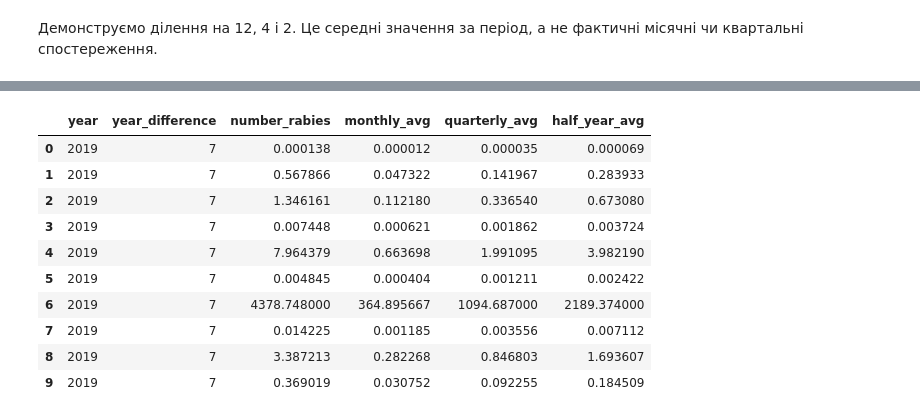
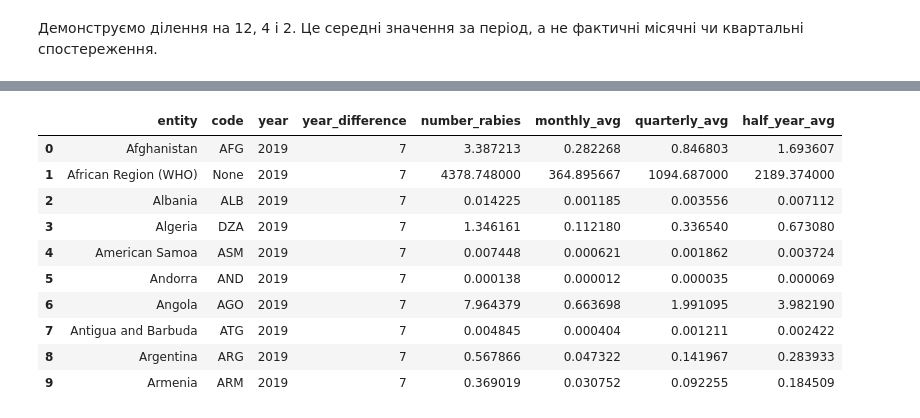
Before and after one commit to irenezvirkovska-hue/goit-rdb_fp, a Jupyter notebook: infectious_disease_sql_analysis.ipynb, the cells around one changed output, grey strips where cells are left out. Saved outputs shown, nothing was run; the diff lists cells and outputs as text; code cells hidden in the pictures.

```diff
--- a/infectious_disease_sql_analysis.ipynb
+++ b/infectious_disease_sql_analysis.ipynb
@@ -431,23 +430,19 @@ display(result)
 # %%
 create_average_function_sql = """
 CREATE OR REPLACE FUNCTION pandemic.average_cases(
-    cases_value DOUBLE PRECISION,
-    divisor DOUBLE PRECISION
+    cases_value DOUBLE PRECISION, divisor DOUBLE PRECISION
 )
 RETURNS DOUBLE PRECISION
 LANGUAGE SQL
 IMMUTABLE
-AS $$
-    SELECT CASE
-        WHEN cases_value IS NULL OR divisor IS NULL OR divisor = 0
-            THEN NULL
-        ELSE cases_value / divisor
-    END;
-$$;
+AS $$ SELECT cases_value / NULLIF(divisor, 0); $$;
 """
-
 with engine.begin() as conn:
     conn.execute(text(create_average_function_sql))
-
-print("Function average_cases created")
+with engine.connect() as conn:
+    assert conn.execute(text("SELECT pandemic.average_cases(120, 12)")).scalar_one() == 10
+    assert conn.execute(text("SELECT pandemic.average_cases(120, 0)")).scalar_one() is None
+    assert conn.execute(text("SELECT pandemic.average_cases(NULL, 12)")).scalar_one() is None
+    assert conn.execute(text("SELECT pandemic.average_cases(120, NULL)")).scalar_one() is None
+print("Функцію створено, перевірки пройдено.")
 # %% [output]
@@ -486,29 +478,28 @@ display(result)
 # %%
 with engine.connect() as conn:
-    result = pd.read_sql(text("""
-        SELECT
-            year,
-            pandemic.year_difference(year) AS year_difference,
-            number_rabies,
-            pandemic.average_cases(number_rabies, 12) AS monthly_avg,
-            pandemic.average_cases(number_rabies, 4) AS quarterly_avg,
-            pandemic.average_cases(number_rabies, 2) AS half_year_avg
-        FROM pandemic.infectious_cases_normalized
-        WHERE number_rabies IS NOT NULL
-        ORDER BY year DESC
-        LIMIT 10;
+    latest_results = pd.read_sql(text("""
+        SELECT e.entity, e.code, n.year,
+            pandemic.year_difference(n.year) AS year_difference,
+            n.number_rabies,
+            pandemic.average_cases(n.number_rabies, 12) AS monthly_avg,
+            pandemic.average_cases(n.number_rabies, 4) AS quarterly_avg,
+            pandemic.average_cases(n.number_rabies, 2) AS half_year_avg
+        FROM pandemic.infectious_cases_normalized n
+        JOIN pandemic.entities e ON e.id = n.entity_id
+        WHERE n.number_rabies IS NOT NULL
+        ORDER BY n.year DESC, e.entity, e.code NULLS LAST, n.id
+        LIMIT 10
     """), con=conn)
-
-display(result)
+display(latest_results)
 # %% [output]
-|  | year | year_difference | number_rabies | monthly_avg | quarterly_avg | half_year_avg |
-| 0 | 2019 | 7 | 0.000138 | 0.000012 | 0.000035 | 0.000069 |
-| 1 | 2019 | 7 | 0.567866 | 0.047322 | 0.141967 | 0.283933 |
-| 2 | 2019 | 7 | 1.346161 | 0.112180 | 0.336540 | 0.673080 |
-| 3 | 2019 | 7 | 0.007448 | 0.000621 | 0.001862 | 0.003724 |
-| 4 | 2019 | 7 | 7.964379 | 0.663698 | 1.991095 | 3.982190 |
-| 5 | 2019 | 7 | 0.004845 | 0.000404 | 0.001211 | 0.002422 |
-| 6 | 2019 | 7 | 4378.748000 | 364.895667 | 1094.687000 | 2189.374000 |
-| 7 | 2019 | 7 | 0.014225 | 0.001185 | 0.003556 | 0.007112 |
-| 8 | 2019 | 7 | 3.387213 | 0.282268 | 0.846803 | 1.693607 |
-| 9 | 2019 | 7 | 0.369019 | 0.030752 | 0.092255 | 0.184509 |
+|  | entity | code | year | year_difference | number_rabies | monthly_avg | quarterly_avg | half_year_avg |
+| 0 | Afghanistan | AFG | 2019 | 7 | 3.387213 | 0.282268 | 0.846803 | 1.693607 |
+| 1 | African Region (WHO) | None | 2019 | 7 | 4378.748000 | 364.895667 | 1094.687000 | 2189.374000 |
+| 2 | Albania | ALB | 2019 | 7 | 0.014225 | 0.001185 | 0.003556 | 0.007112 |
+| 3 | Algeria | DZA | 2019 | 7 | 1.346161 | 0.112180 | 0.336540 | 0.673080 |
+| 4 | American Samoa | ASM | 2019 | 7 | 0.007448 | 0.000621 | 0.001862 | 0.003724 |
+| 5 | Andorra | AND | 2019 | 7 | 0.000138 | 0.000012 | 0.000035 | 0.000069 |
+| 6 | Angola | AGO | 2019 | 7 | 7.964379 | 0.663698 | 1.991095 | 3.982190 |
+| 7 | Antigua and Barbuda | ATG | 2019 | 7 | 0.004845 | 0.000404 | 0.001211 | 0.002422 |
+| 8 | Argentina | ARG | 2019 | 7 | 0.567866 | 0.047322 | 0.141967 | 0.283933 |
+| 9 | Armenia | ARM | 2019 | 7 | 0.369019 | 0.030752 | 0.092255 | 0.184509 |
```
Also changed, not shown: parts of 10 cells of this notebook.
